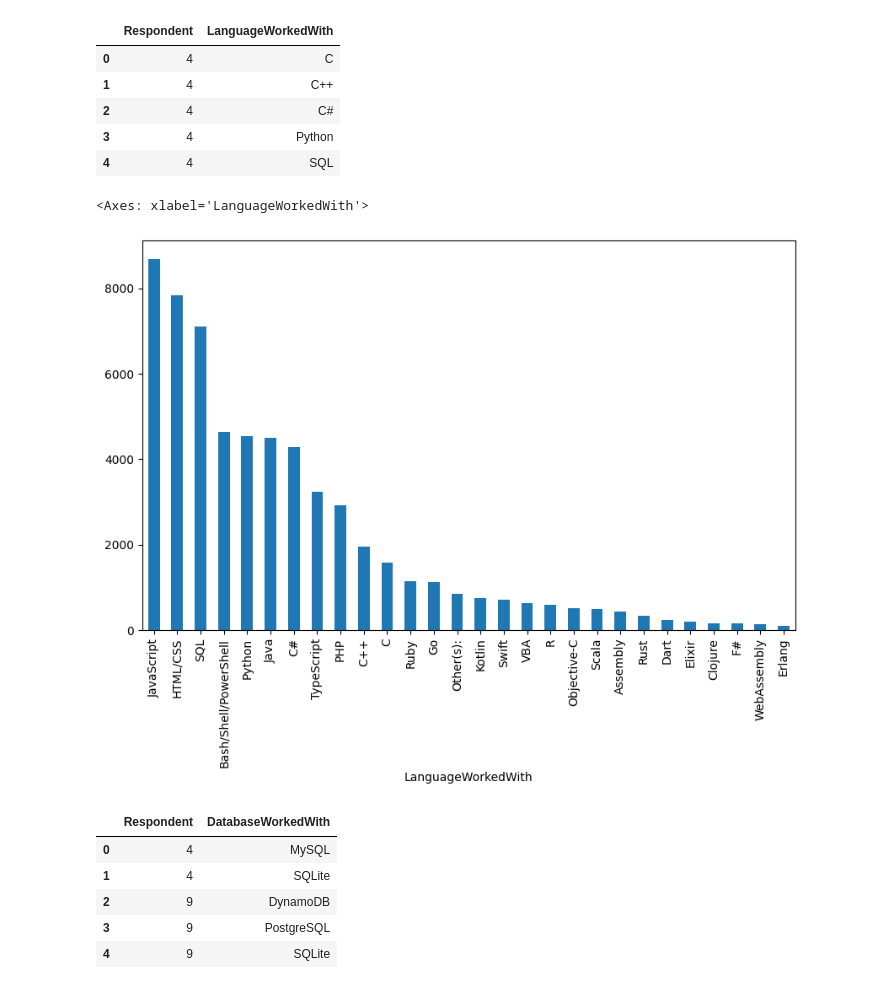
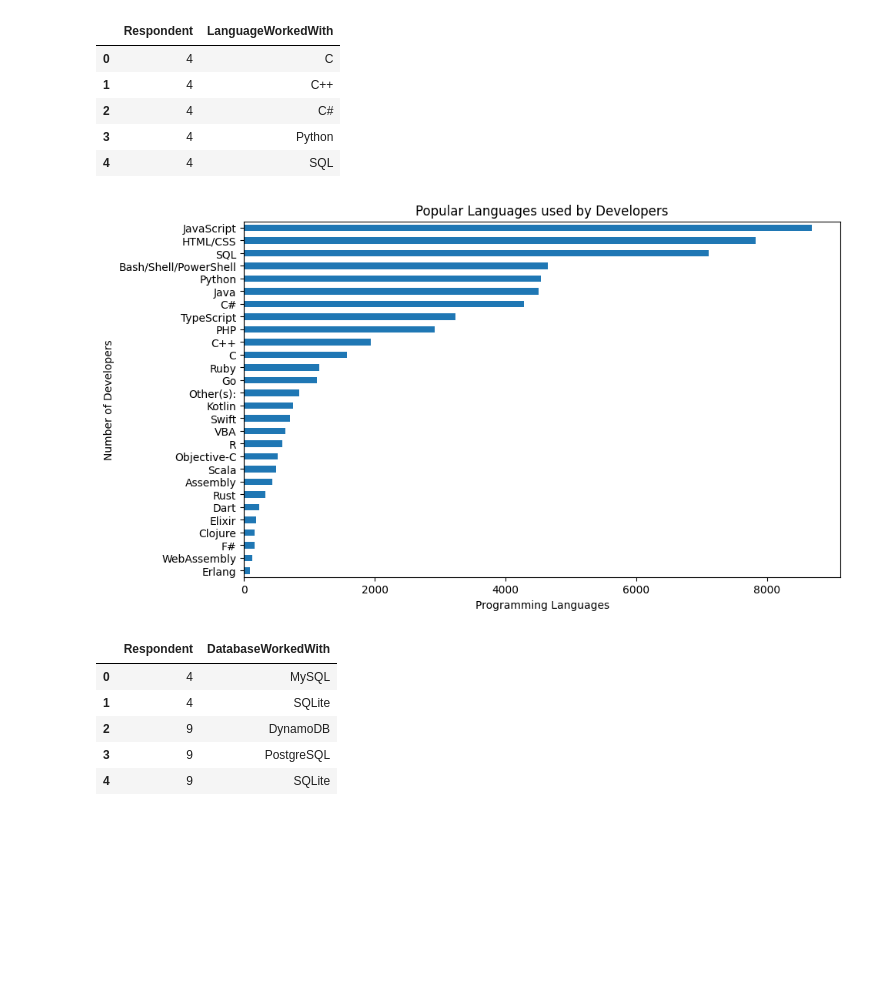
Before and after one commit to Dheeraj6778/Tech-Trends-Data-Analysis, a Jupyter notebook: pivot-charts-v1.ipynb, the cells around one changed output. Drawn from its saved outputs; the diff is of its cells as text; code cells hidden in the pictures; blank space fills up the shorter version.

```diff
--- a/pivot-charts-v1.ipynb
+++ b/pivot-charts-v1.ipynb
@@ -201,11 +210,14 @@ df_lan.head()
 | 2 | 4 | C# |
 | 3 | 4 | Python |
 | 4 | 4 | SQL |
-# %%
-df_lan['LanguageWorkedWith'].value_counts().plot(kind='bar', figsize=(10, 6))
-# %% [output]
-<Axes: xlabel='LanguageWorkedWith'>
-[figure, removed]
+# %%
+df_lan['LanguageWorkedWith'].value_counts().sort_values(ascending=True).plot(kind='barh', figsize=(10, 6))
+plt.title('Popular Languages used by Developers')
+plt.xlabel('Programming Languages')
+plt.ylabel('Number of Developers')
+plt.show()
+# %% [output]
+[figure, added]
 # %%
 QUERY = """SELECT * FROM DatabaseWorkedWith """
 df_db = pd.read_sql(QUERY, conn)
```
Also changed, not shown: parts of 2 cells of this notebook, 1 other file.
